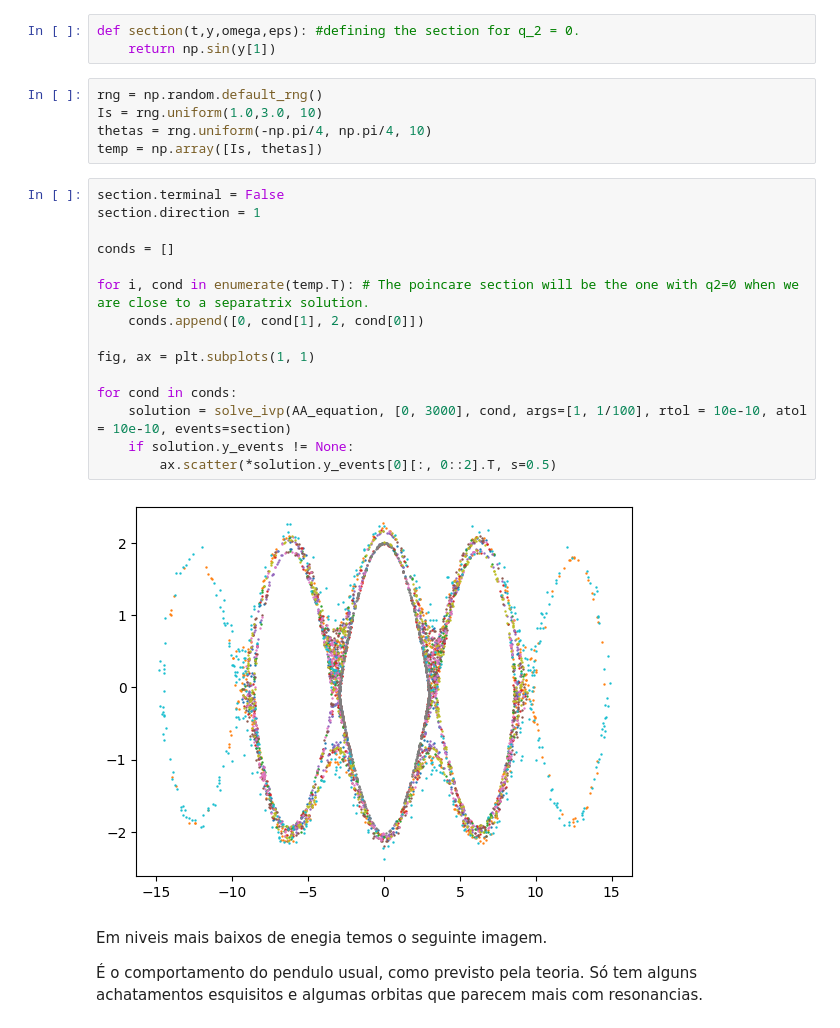
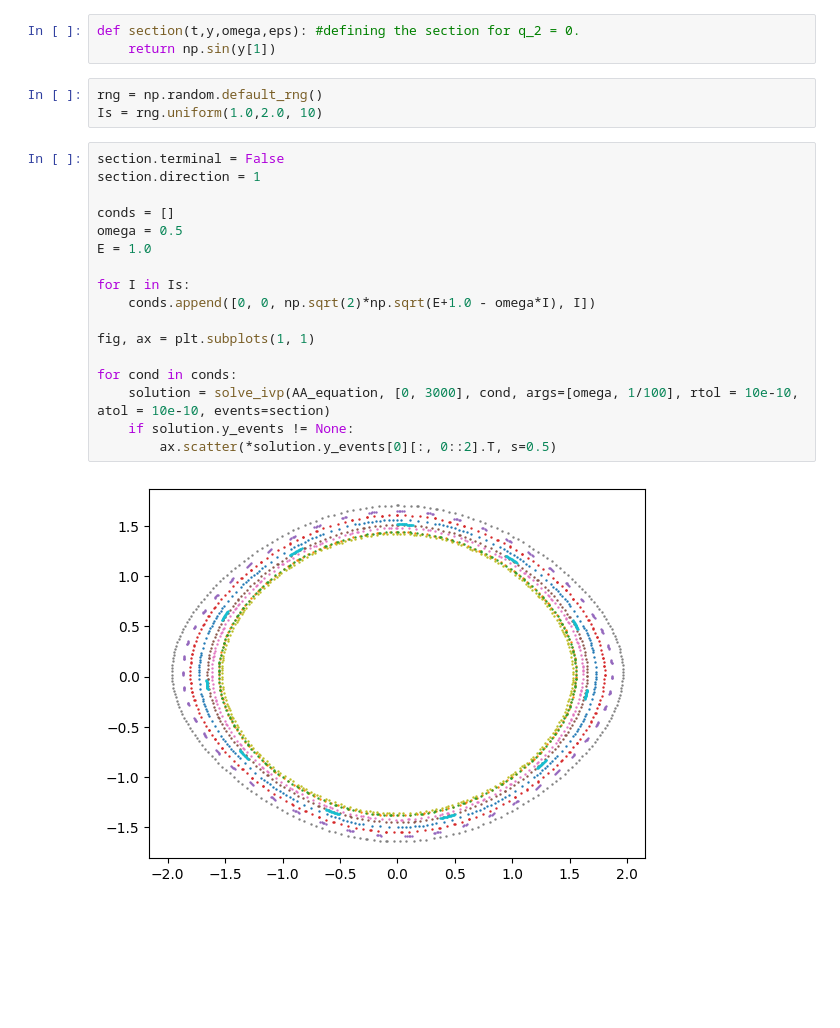
Before and after one commit to MuraSuu/Notebooks, a Jupyter notebook: PendulumOscillator.ipynb, the cells around one changed output. Cells and saved outputs as stored; diff of their text form; blank space fills up the shorter version.

```diff
--- a/PendulumOscillator.ipynb
+++ b/PendulumOscillator.ipynb
@@ -88,28 +88,23 @@ def section(t,y,omega,eps): #defining the section for q_2 = 0.
     return np.sin(y[1])
 # %%
 rng = np.random.default_rng()
-Is = rng.uniform(1.0,3.0, 10)
-thetas = rng.uniform(-np.pi/4, np.pi/4, 10)
-temp = np.array([Is, thetas])
+Is = rng.uniform(1.0,2.0, 10)
 # %%
 section.terminal = False
 section.direction = 1
 
 conds = []
+omega = 0.5
+E = 1.0
 
-for i, cond in enumerate(temp.T): # The poincare section will be the one with q2=0 when we are close to a separatrix solution.
-    conds.append([0, cond[1], 2, cond[0]])
+for I in Is:
+    conds.append([0, 0, np.sqrt(2)*np.sqrt(E+1.0 - omega*I), I])
 
 fig, ax = plt.subplots(1, 1)
 
 for cond in conds:
-    solution = solve_ivp(AA_equation, [0, 3000], cond, args=[1, 1/100], rtol = 10e-10, atol = 10e-10, events=section)
+    solution = solve_ivp(AA_equation, [0, 3000], cond, args=[omega, 1/100], rtol = 10e-10, atol = 10e-10, events=section)
     if solution.y_events != None:
         ax.scatter(*solution.y_events[0][:, 0::2].T, s=0.5)
 # %% [output]
-[figure, old version]
+[figure, new version]
-# %% [markdown]
-Em niveis mais baixos de enegia temos o seguinte imagem.
-
-É o comportamento do pendulo usual, como previsto pela teoria. Só tem alguns achatamentos esquisitos
-e algumas orbitas que parecem mais com resonancias.
```
Also changed, not shown: parts of 1 cell of this notebook, 1 other file.
